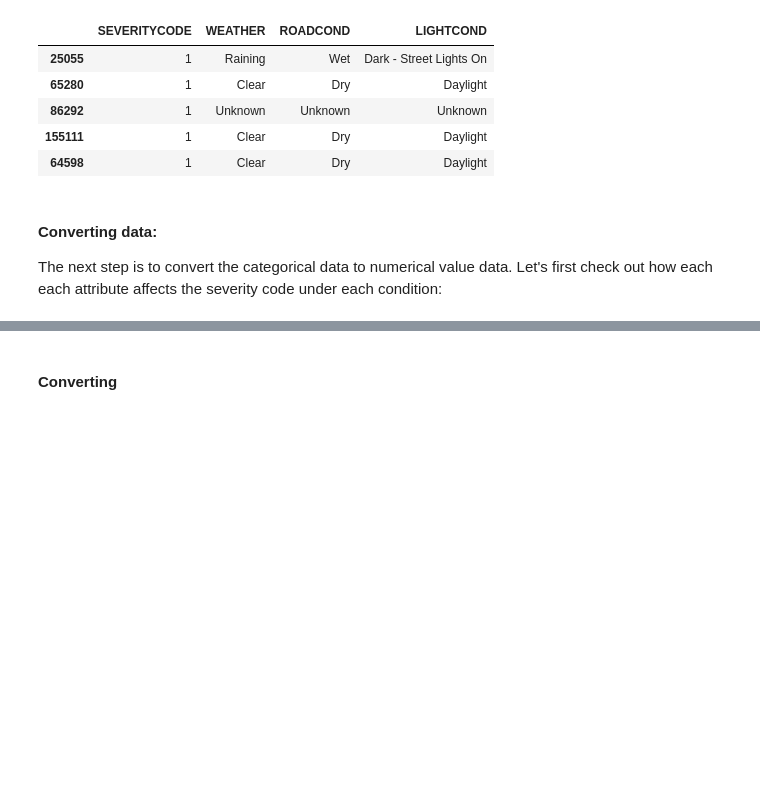
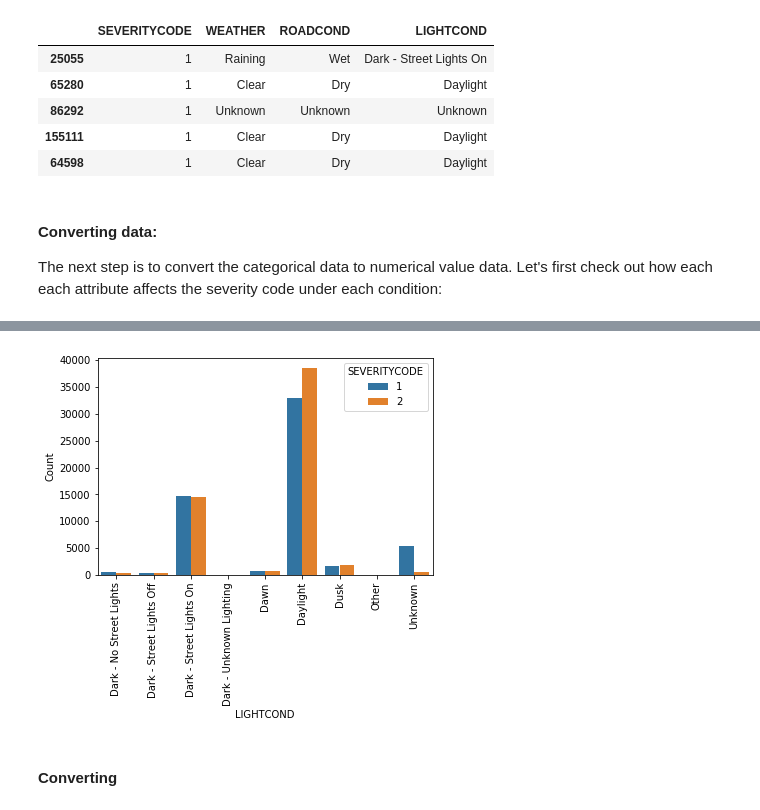
Before and after one commit to tienhsinlu/IBM-data-science-Coursera-capstone, a Jupyter notebook: Data Science Capstone Project.ipynb, the cells around one changed output, grey strips where cells are left out. Drawn from its saved outputs; the diff is of its cells as text; code cells hidden in the pictures; blank space fills up the shorter version.

```diff
--- a/Data Science Capstone Project.ipynb
+++ b/Data Science Capstone Project.ipynb
@@ -173,0 +145,5 @@ Name: SEVERITYCODE, dtype: float64
+# %%
+df_lightcond = pd.DataFrame(df.groupby(['LIGHTCOND'])['SEVERITYCODE'].value_counts())
+df_lightcond.rename(columns={'SEVERITYCODE': 'Count'}, inplace=True)
+df_lightcond.reset_index(inplace=True)
+df_lightcond.head()
@@ -174,3 +157,9 @@ Name: SEVERITYCODE, dtype: float64
+# %%
+p3 = sns.barplot(x='LIGHTCOND', y= 'Count', data=df_lightcond, hue='SEVERITYCODE')
+p3.set_xticklabels(p3.get_xticklabels(), rotation=90)
+plt.show()
+# %% [output]
+[figure, added]
 # %% [markdown]
 #### Converting
 # %%
```
Also changed, not shown: parts of 36 cells of this notebook.
